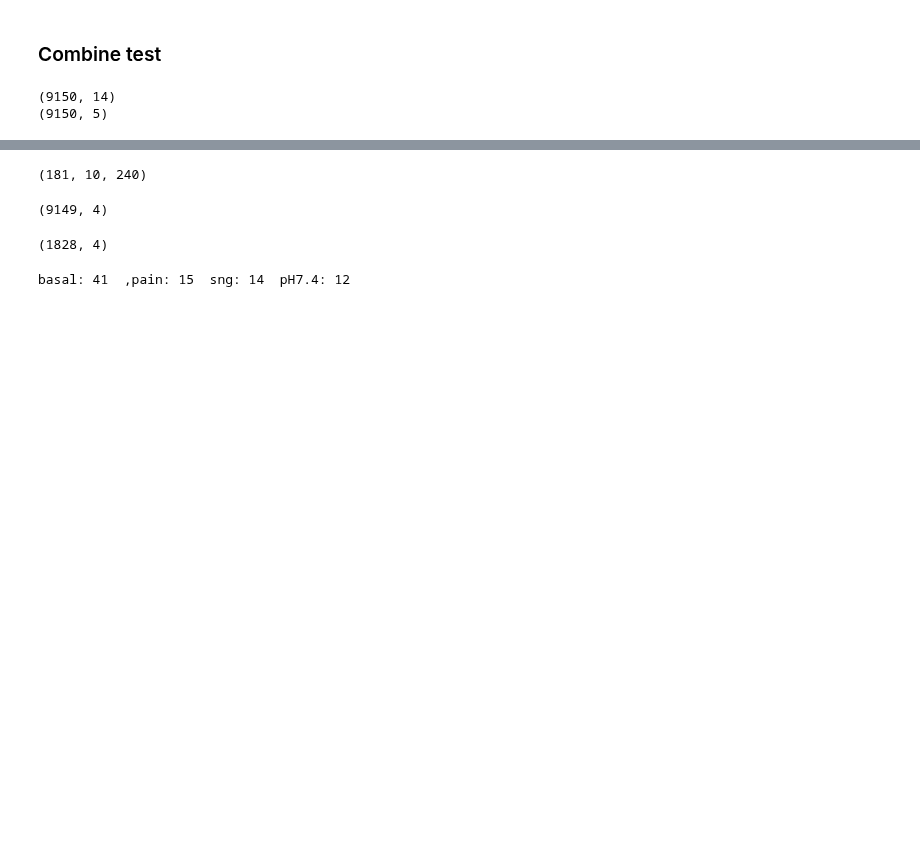
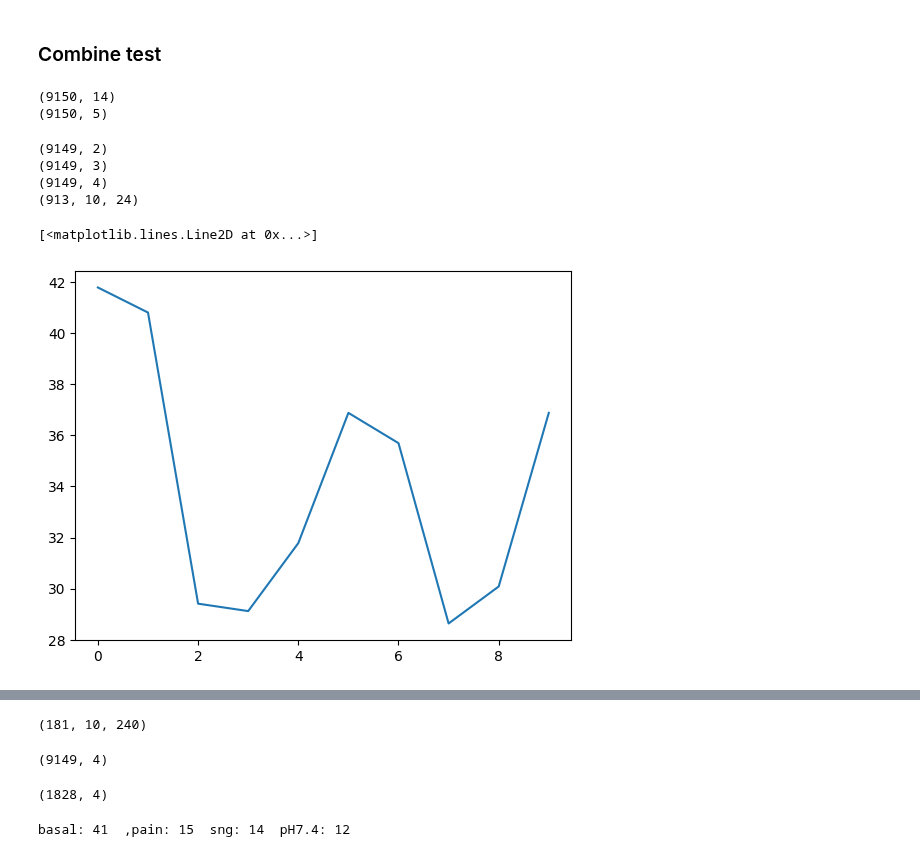
Before and after one commit to IS-Howard/final, a Jupyter notebook: test.ipynb, the cells around one changed output, grey strips where cells are left out. Saved outputs shown, nothing was run; the diff lists cells and outputs as text; code cells hidden in the pictures; blank space fills up the shorter version.

```diff
--- a/test.ipynb
+++ b/test.ipynb
@@ -17,3 +17,34 @@ print(m1.feature.shape)
 # %%
 seg = cwt_signal(m1.feature, window=10, step=10, flat=False)
 feat = generate_tmpfeat(m1.feature, window=10, step=10)
+# %%
+dist = count_dist(m1.dlc_raw, [[0,3],[3,6],[0,1],[0,2],[3,4],[3,5]])[1:]
+ang = count_angle(m1.dlc_raw, [[1,3,2],[0,3,6],[4,3,5]])[1:]
+disp = count_disp(m1.dlc_raw, step=1, threshold=None)
+# frame feature
+feat = dist[:,0:2]
+print(feat.shape)
+feat = np.hstack([feat, ang[:,0:1]])
+print(feat.shape)
+feat = np.hstack([feat, disp[:,0:1]])
+print(feat.shape)
+# segment feature
+seg = cwt_signal(feat, window=10, step=10,flat=False)
+print(seg.shape)
+# %% [output]
+(9149, 2)
+(9149, 3)
+(9149, 4)
+(913, 10, 24)
+# %%
+x = feat[0:10,0:4]
+t = np.arange(len(x))
+dt = 1              # sampling frequency
+dj = 0.2             # scale distribution parameter
+wavelet = wavelets.Morlet()
+wa = transform.WaveletTransformTorch(dt, dj, wavelet, cuda=False)
+# %%
+plt.plot(x[:,0])
+# %% [output]
+[<matplotlib.lines.Line2D at 0x...>]
+[figure, added]
```
Also changed, not shown: parts of 2 cells of this notebook.
